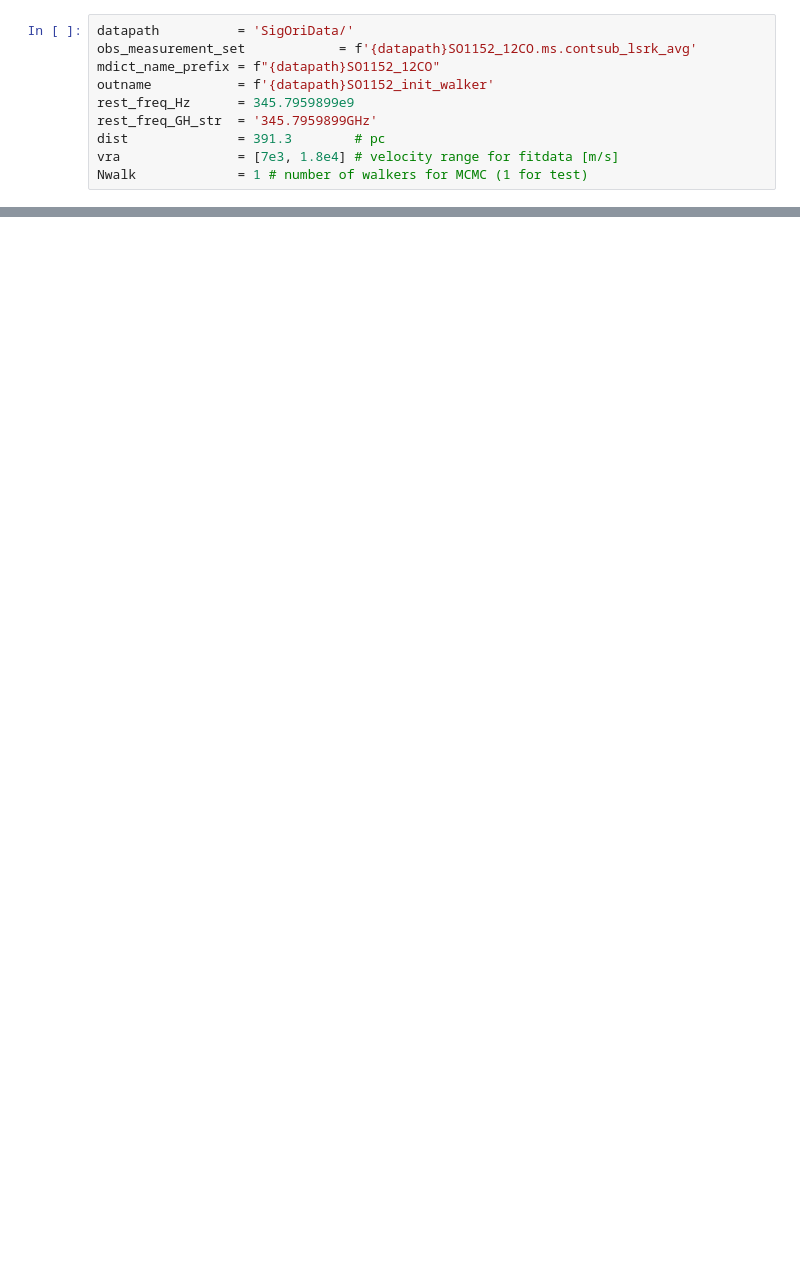
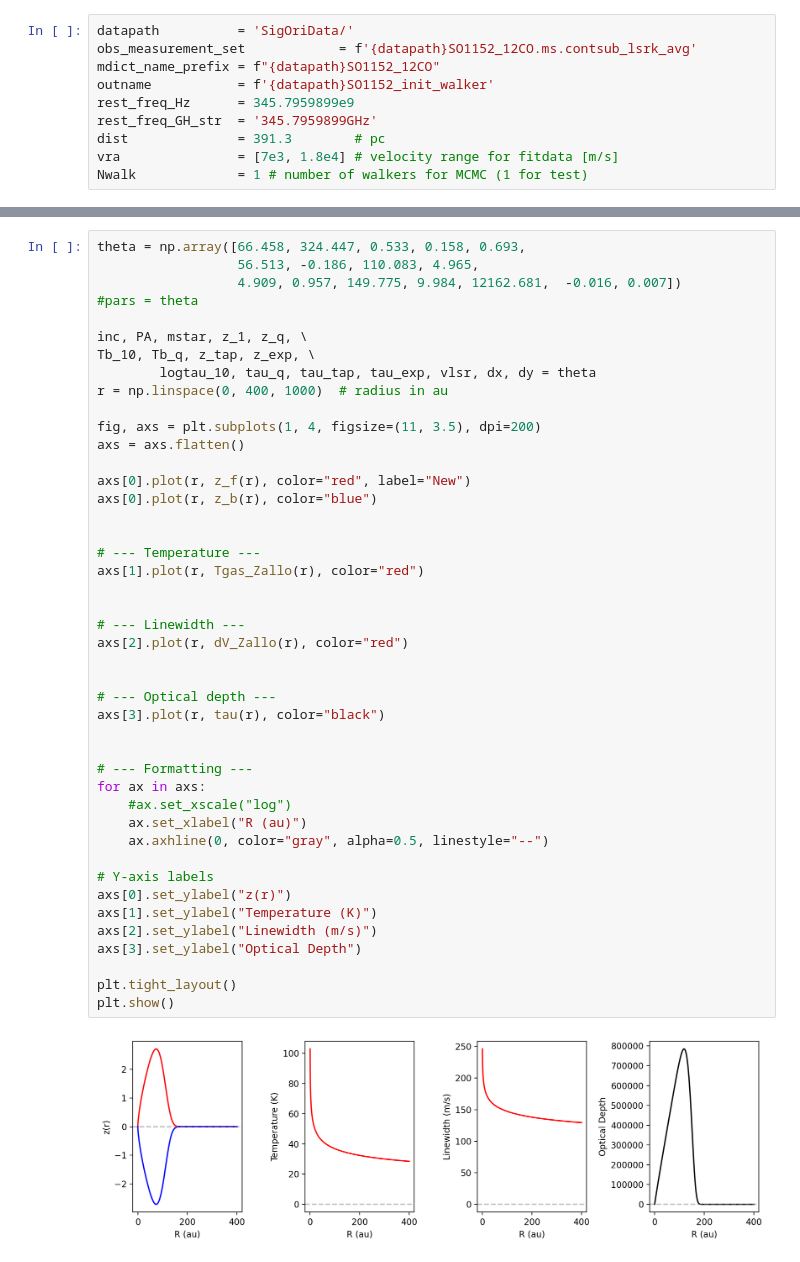
Before and after one commit to SallyDJiang/csalt, a Jupyter notebook: SDJ_ModelStructure.ipynb, the cells around one changed output, grey strips where cells are left out. Saved outputs shown, nothing was run; the diff lists cells and outputs as text; blank space fills up the shorter version.

```diff
--- a/SDJ_ModelStructure.ipynb
+++ b/SDJ_ModelStructure.ipynb
@@ -213,0 +184,46 @@ plt.show()
+# %%
+theta = np.array([66.458, 324.447, 0.533, 0.158, 0.693,
+                  56.513, -0.186, 110.083, 4.965,
+                  4.909, 0.957, 149.775, 9.984, 12162.681,  -0.016, 0.007])
+#pars = theta
+
+inc, PA, mstar, z_1, z_q, \
+Tb_10, Tb_q, z_tap, z_exp, \
+        logtau_10, tau_q, tau_tap, tau_exp, vlsr, dx, dy = theta
+r = np.linspace(0, 400, 1000)  # radius in au
+
+fig, axs = plt.subplots(1, 4, figsize=(11, 3.5), dpi=200)
+axs = axs.flatten()
+
+axs[0].plot(r, z_f(r), color="red", label="New")
+axs[0].plot(r, z_b(r), color="blue")
+
+
+# --- Temperature ---
+axs[1].plot(r, Tgas_Zallo(r), color="red")
+
+
+# --- Linewidth ---
+axs[2].plot(r, dV_Zallo(r), color="red")
+
+
+# --- Optical depth ---
+axs[3].plot(r, tau(r), color="black")
+
+
+# --- Formatting ---
+for ax in axs:
+    #ax.set_xscale("log")
+    ax.set_xlabel("R (au)")
+    ax.axhline(0, color="gray", alpha=0.5, linestyle="--")
+
+# Y-axis labels
+axs[0].set_ylabel("z(r)")
+axs[1].set_ylabel("Temperature (K)")
+axs[2].set_ylabel("Linewidth (m/s)")
+axs[3].set_ylabel("Optical Depth")
+
+plt.tight_layout()
+plt.show()
+# %% [output]
+[figure, added]
```
Also changed, not shown: parts of 16 cells of this notebook, 1 other file.
